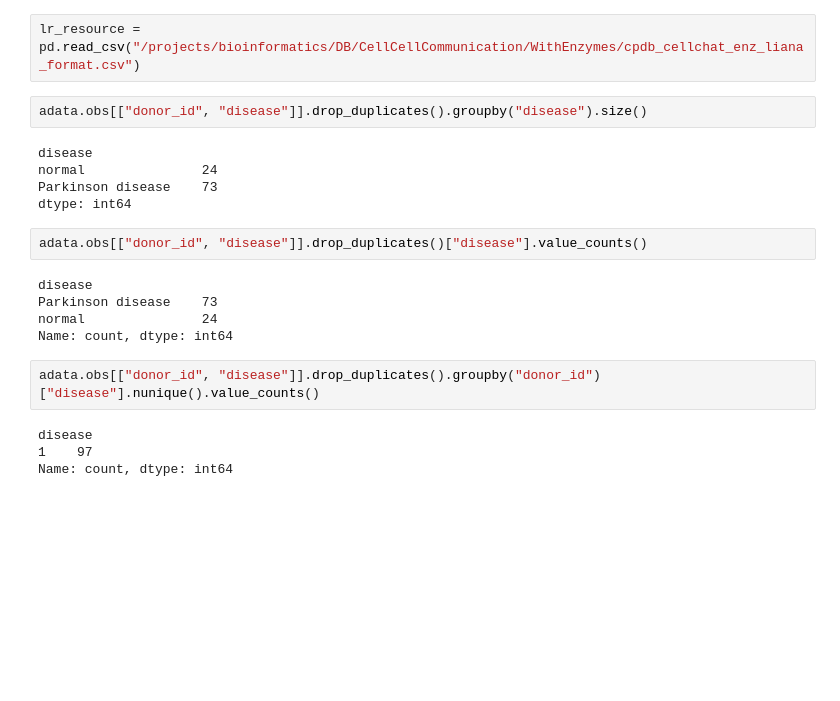
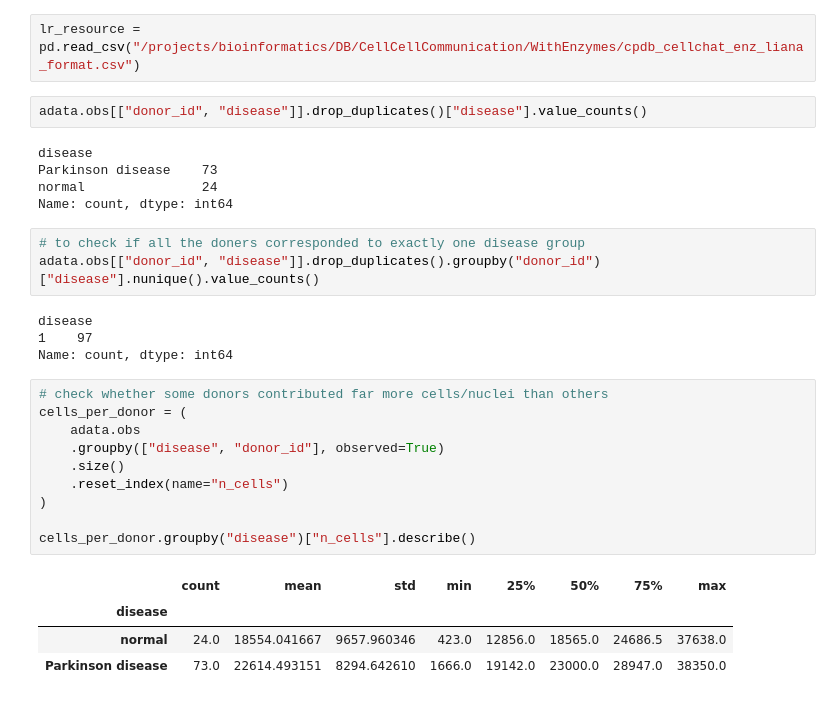
Before and after one commit to zainabnazari/parkinson_scRNA, a Jupyter notebook: 09_liana-by_patients.ipynb, the cells around one changed output. Cells and saved outputs as stored; diff of their text form; blank space fills up the shorter version.

```diff
--- a/09_liana-by_patients.ipynb
+++ b/09_liana-by_patients.ipynb
@@ -24,13 +24,6 @@ AnnData object with n_obs × n_vars = 2096155 × 17267
     obsm: 'X_umap'
 # %%
 lr_resource = pd.read_csv("/projects/bioinformatics/DB/CellCellCommunication/WithEnzymes/cpdb_cellchat_enz_liana_format.csv")
-# %%
-adata.obs[["donor_id", "disease"]].drop_duplicates().groupby("disease").size()
-# %% [output]
-disease
-normal               24
-Parkinson disease    73
-dtype: int64
 # %%
 adata.obs[["donor_id", "disease"]].drop_duplicates()["disease"].value_counts()
 # %% [output]
@@ -39,8 +32,24 @@ Parkinson disease    73
 normal               24
 Name: count, dtype: int64
 # %%
+# to check if all the doners corresponded to exactly one disease group
 adata.obs[["donor_id", "disease"]].drop_duplicates().groupby("donor_id")["disease"].nunique().value_counts()
 # %% [output]
 disease
 1    97
 Name: count, dtype: int64
+# %%
+# check whether some donors contributed far more cells/nuclei than others
+cells_per_donor = (
+    adata.obs
+    .groupby(["disease", "donor_id"], observed=True)
+    .size()
+    .reset_index(name="n_cells")
+)
+
+cells_per_donor.groupby("disease")["n_cells"].describe()
+# %% [output]
+|  | count | mean | std | min | 25% | 50% | 75% | max |
+| disease |  |  |  |  |  |  |  |  |
+| normal | 24.0 | 18554.041667 | 9657.960346 | 423.0 | 12856.0 | 18565.0 | 24686.5 | 37638.0 |
+| Parkinson disease | 73.0 | 22614.493151 | 8294.642610 | 1666.0 | 19142.0 | 23000.0 | 28947.0 | 38350.0 |
```
Also changed, not shown: parts of 34 cells of this notebook.
